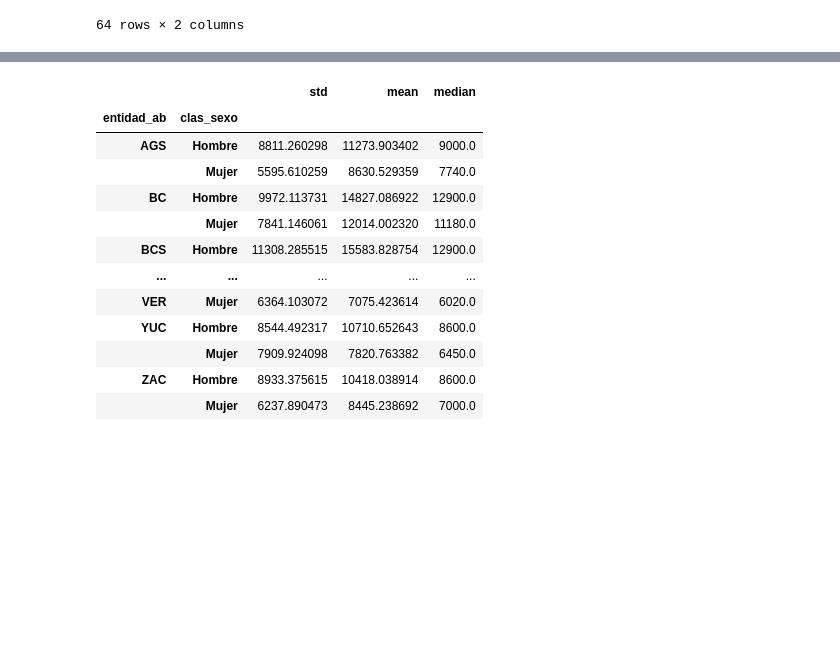
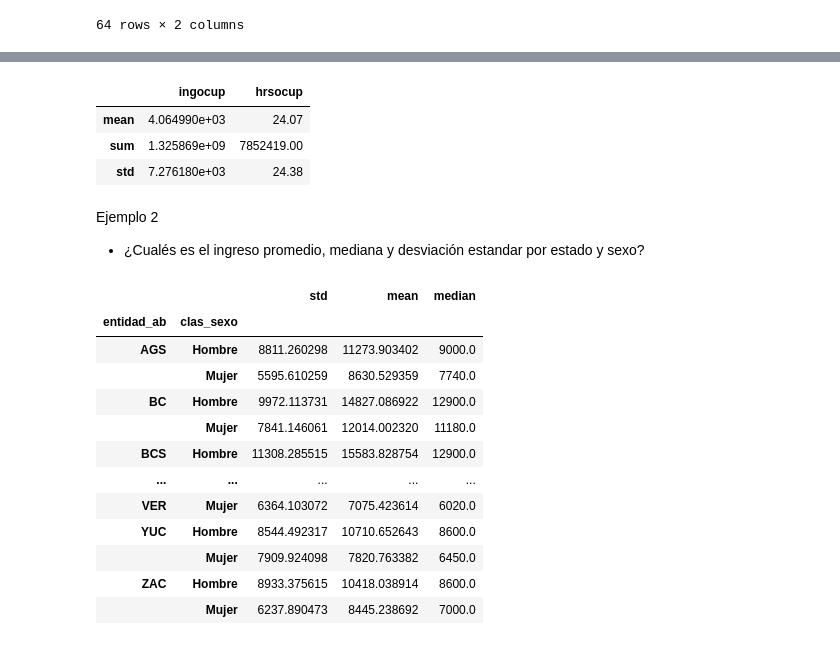
Before and after one commit to DiegoSReco/intro_python_para_economistas, a Jupyter notebook: script_python_5_Analisis_Datos_Pandas_2.ipynb, the cells around one changed output, grey strips where cells are left out. Drawn from its saved outputs; the diff is of its cells as text; code cells hidden in the pictures; blank space fills up the shorter version.

```diff
--- a/script_python_5_Analisis_Datos_Pandas_2.ipynb
+++ b/script_python_5_Analisis_Datos_Pandas_2.ipynb
@@ -1888,3 +1893,14 @@ Ejemplo 1
+# %%
+df_enoe_2024t3_f[['ingocup', 'hrsocup']].agg(['mean', 'sum', 'std']).round(2)
+# %% [output]
+|  | ingocup | hrsocup |
+| mean | 4.064990e+03 | 24.07 |
+| sum | 1.325869e+09 | 7852419.00 |
+| std | 7.276180e+03 | 24.38 |
+# %% [markdown]
+Ejemplo 2
+
+- ¿Cualés es el ingreso promedio, mediana y desviación estandar por estado y sexo?
 # %%
 #Filtro valores
 df_enoe_2024t3_f_o = df_enoe_2024t3_f[df_enoe_2024t3_f["ingocup"] > 0]
```
Also changed, not shown: parts of 6 cells of this notebook.
